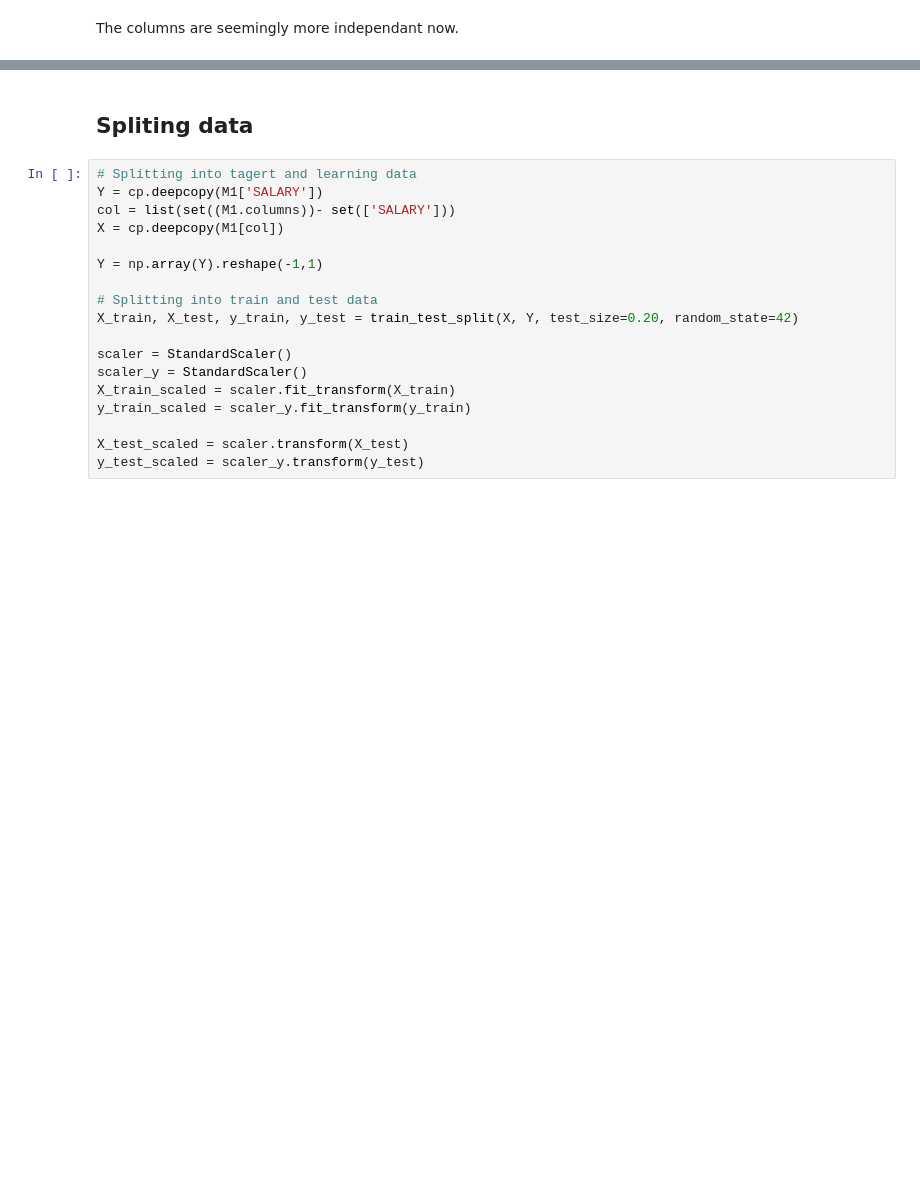
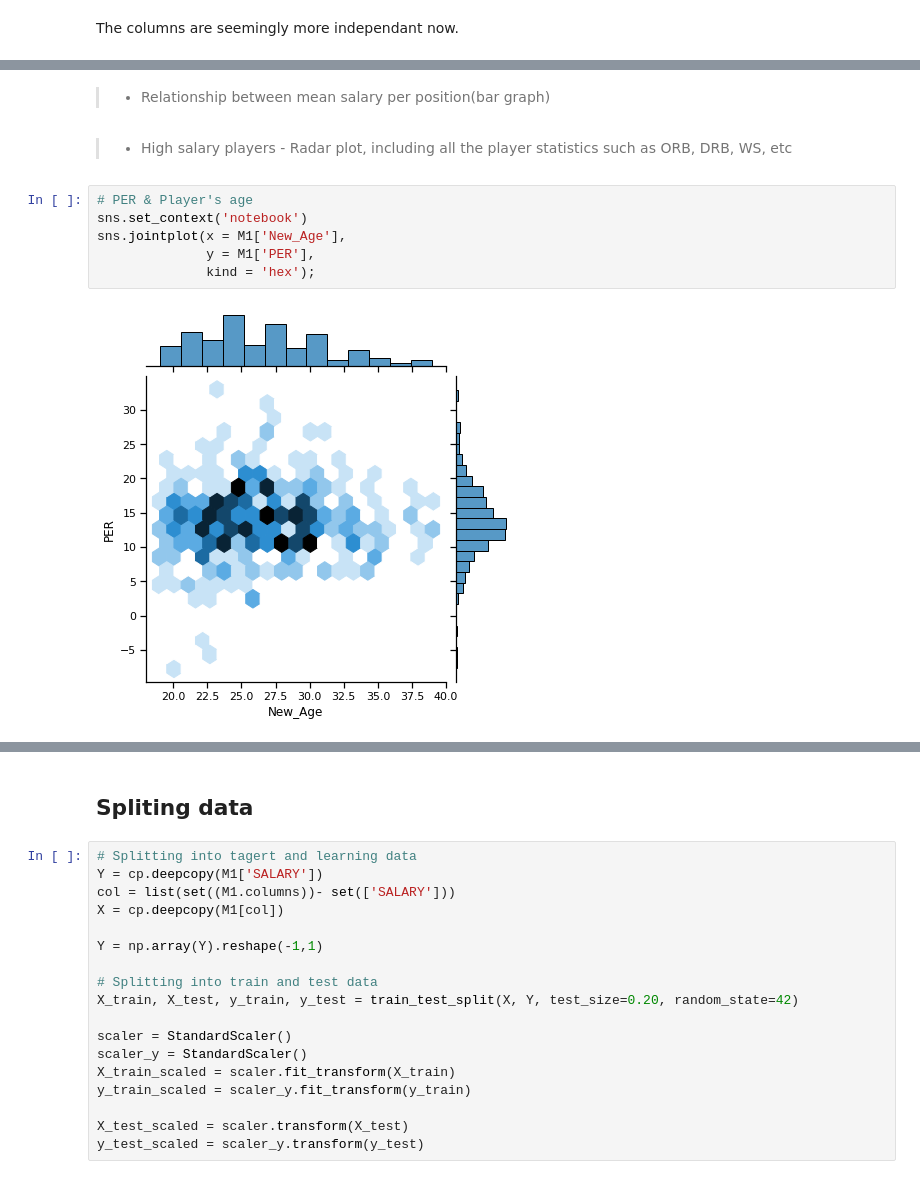
Before and after one commit to nhatminh-96/datacamp-project, a Jupyter notebook: nada_notebook.ipynb, the cells around one changed output, grey strips where cells are left out. Cells and saved outputs as stored; diff of their text form; blank space fills up the shorter version.

```diff
--- a/nada_notebook.ipynb
+++ b/nada_notebook.ipynb
@@ -403,0 +446,12 @@ The columns are seemingly more independant now.
+# %% [markdown]
+> - Relationship between mean salary per position(bar graph)
+# %% [markdown]
+> - High salary players - Radar plot, including all the player statistics such as ORB, DRB, WS, etc
+# %%
+# PER & Player's age
+sns.set_context('notebook')
+sns.jointplot(x = M1['New_Age'],
+              y = M1['PER'],
+              kind = 'hex');
+# %% [output]
+[figure, added]
```
Also changed, not shown: parts of 27 cells of this notebook.
